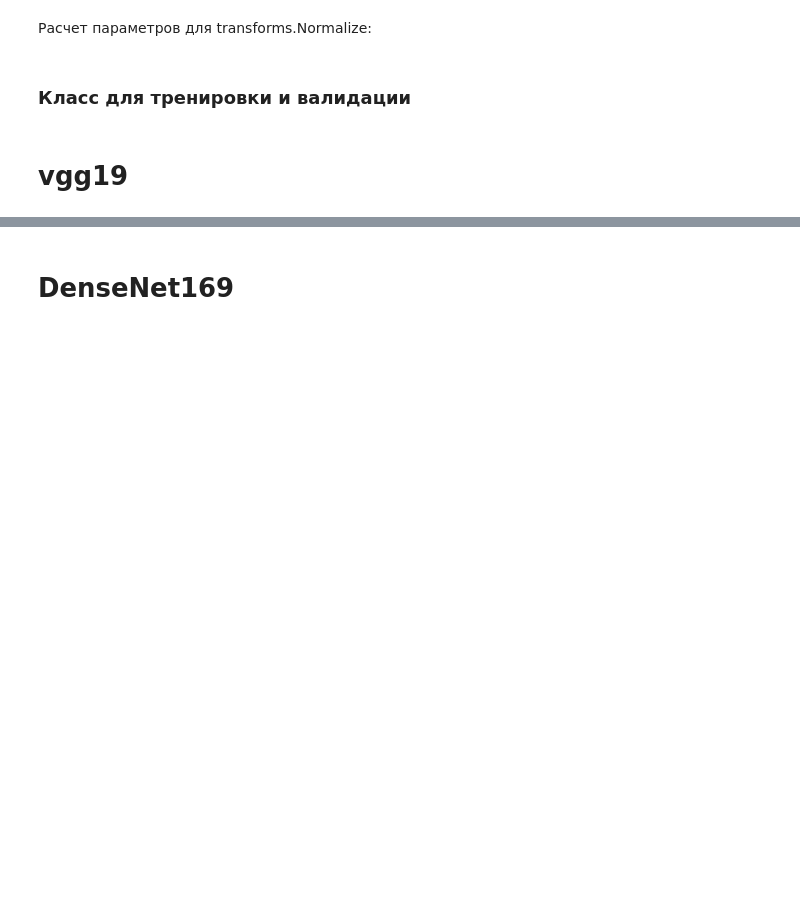
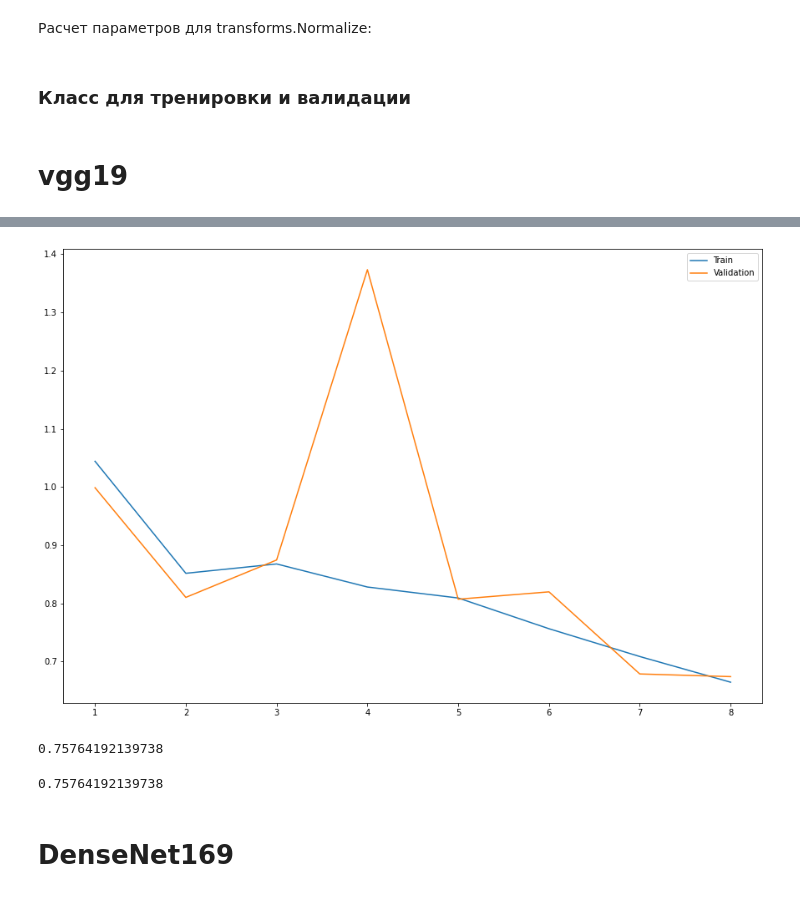
Before and after one commit to Freddsle/ML_Blindness_Detection, a Jupyter notebook: code/model.ipynb, the cells around one changed output, grey strips where cells are left out. Drawn from its saved outputs; the diff is of its cells as text; code cells hidden in the pictures; blank space fills up the shorter version.

```diff
--- a/code/model.ipynb
+++ b/code/model.ipynb
@@ -131,8 +131,8 @@ from torch.utils.data import Dataset, DataLoader
 from torchvision import transforms, datasets
 from sklearn.model_selection import train_test_split
 # %%
-RESCALE_SIZE = 384, 384
-BATCH_SIZE = 32
+RESCALE_SIZE = 224, 224
+BATCH_SIZE = 64
 
 import matplotlib.pyplot as plt
 plt.rcParams["figure.figsize"] = 15, 10
@@ -169,22 +165,17 @@ class BlindDataset(Dataset):
                 transforms.Resize(RESCALE_SIZE),
                 transforms.RandomHorizontalFlip(p=0.5),
                 transforms.RandomVerticalFlip(p=0.5),
-                transforms.ColorJitter(brightness=(0.2),
-                    contrast=(0.2),
-                    hue=(0.1),
-                    saturation=(0.2),
-                    ),
                 transforms.ToTensor(),
-                transforms.Normalize([0.485, 0.456, 0.406],
-                                     [0.229, 0.224, 0.225]),
+                transforms.Normalize([0.3056, 0.1627, 0.0532],
+                                     [0.2992, 0.1616, 0.0764]),
             ])
 
         else:
             transform = transforms.Compose([
                 transforms.Resize(RESCALE_SIZE),
                 transforms.ToTensor(),
-                transforms.Normalize([0.485, 0.456, 0.406],
-                                     [0.229, 0.224, 0.225]),
+                transforms.Normalize([0.3056, 0.1627, 0.0532],
+                                     [0.2992, 0.1616, 0.0764]),
             ])
 
         tensor_image = self.load_sample(self.df.path[index])
@@ -207,8 +198,8 @@ valset = BlindDataset(val_df, mode="val")
 sampler = WeightedRandomSampler(samples_weight.type("torch.DoubleTensor"), len(samples_weight))
 
 trainloader = DataLoader(trainset, batch_size=BATCH_SIZE,
-                         sampler=sampler,
-                         #shuffle=True,
+                         #sampler=sampler,
+                         shuffle=True,
                          )
 valloader = DataLoader(valset, batch_size=BATCH_SIZE, shuffle=False)
 # %% [markdown]
@@ -420,7 +411,7 @@ criterion = nn.CrossEntropyLoss()
 optimizer = torch.optim.Adam(model.parameters(), lr=0.001)
 scheduler = torch.optim.lr_scheduler.ReduceLROnPlateau(optimizer=optimizer, patience=3, factor=0.5)
 # %%
-trainer = Trainer(model, 15, criterion, optimizer, trainloader, valloader,
+trainer = Trainer(model, 8, criterion, optimizer, trainloader, valloader,
                   DEVICE, accuracy_score,
                   scheduler=scheduler)
 trainer.fit()
@@ -429,8 +437,10 @@ Training: batch 31 out of 86
 # %%
-sns.lineplot(y=trainer.train_losses, x=range(1, 16), label="Train")
-sns.lineplot(y=trainer.valid_losses, x=range(1, 16), label="Validation")
+sns.lineplot(y=trainer.train_losses, x=range(1, 9), label="Train")
+sns.lineplot(y=trainer.valid_losses, x=range(1, 9), label="Validation")
 
 plt.show()
+# %% [output]
+[figure, added]
 # %%
 # save model
 torch.save(model.state_dict(), '/content/drive/MyDrive/models/vgg19_fin.txt')
@@ -443,6 +453,8 @@ f1_micro = partial(f1_score, average="micro")
 calculate_metric(model, valloader)
 #224x224 batch 64 - .8024017467248908
 # тоже, только без шаффла 0.7150655021834061
+# %% [output]
+0.75764192139738
 # %%
 calculate_metric(model, valloader, f1_macro)
 #224x224 batch 64 - .5190434141012477
@@ -451,6 +463,8 @@ calculate_metric(model, valloader, f1_macro)
 calculate_metric(model, valloader, f1_micro)
 #224x224 batch 64 - 0.8024017467248908
 # тоже, только без шаффла
+# %% [output]
+0.75764192139738
 # %%
 del trainer
 del model
```
Also changed, not shown: parts of 19 cells of this notebook.
